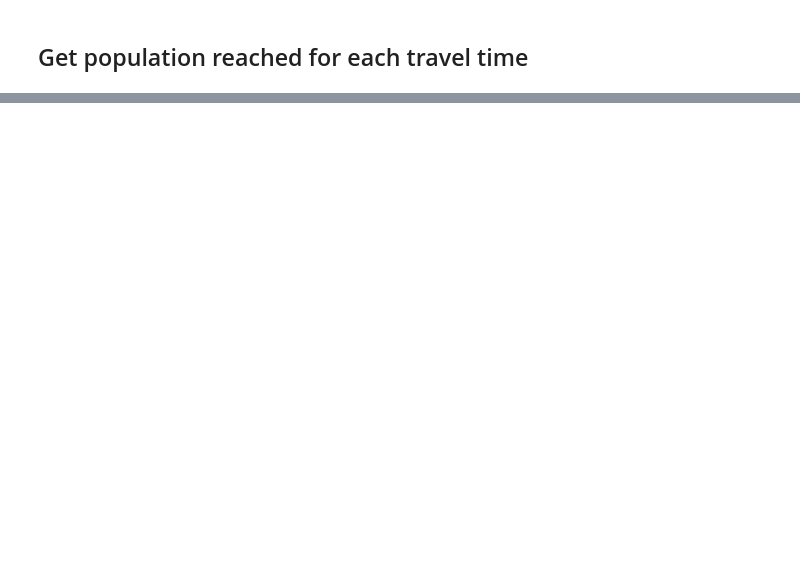
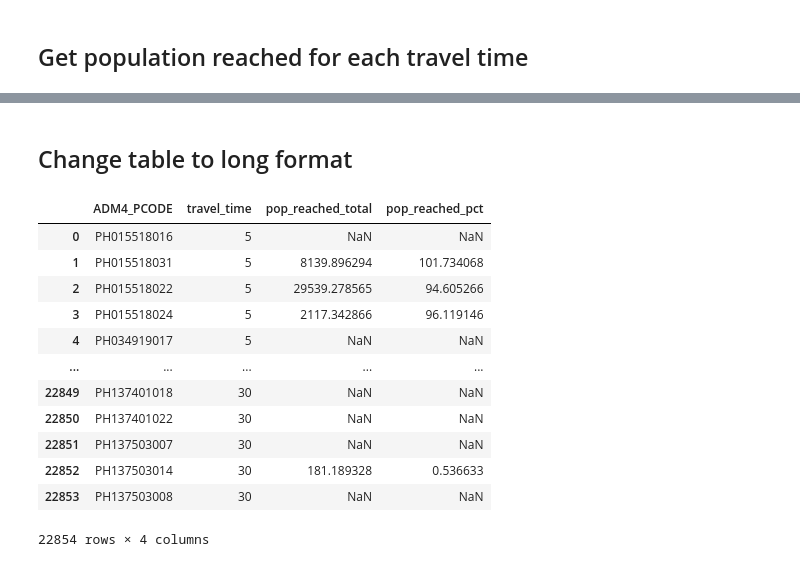
Before and after one commit to thinkingmachines/project-cchain, a Jupyter notebook: notebooks/tm/hospitals-isochrones/02-contours-to-adminlevel.ipynb, the cells around one changed output, grey strips where cells are left out. Saved outputs shown, nothing was run; the diff lists cells and outputs as text; code cells hidden in the pictures; blank space fills up the shorter version.

Commit message:
Convert table to long format

```diff
--- a/notebooks/tm/hospitals-isochrones/02-contours-to-adminlevel.ipynb
+++ b/notebooks/tm/hospitals-isochrones/02-contours-to-adminlevel.ipynb
@@ -263,0 +255,53 @@ rhu_pop_reached = compute_population_reached(rhu_grids, "rhu")
+# %% [markdown]
+## Change table to long format
+# %%
+def convert_to_long_form(pop_reached_df, facility_type):
+    # Create separate DataFrames for 'pop_reached_total' and 'pop_reached_pct'
+    df_long_total = pop_reached_df.melt(
+        id_vars=["ADM4_PCODE"],
+        value_vars=pop_reached_df.filter(like="pop_reached_total").columns,
+        var_name="travel_time",
+        value_name="pop_reached_total",
+    )
+
+    df_long_pct = pop_reached_df.melt(
+        id_vars=["ADM4_PCODE"],
+        value_vars=pop_reached_df.filter(like="pop_reached_pct").columns,
+        var_name="travel_time",
+        value_name="pop_reached_pct",
+    )
+
+    # Extract 'travel_time' values
+    df_long_total["travel_time"] = (
+        df_long_total["travel_time"].str.extract(r"_(\d+)").astype(int)
+    )
+    df_long_pct["travel_time"] = (
+        df_long_pct["travel_time"].str.extract(r"_(\d+)").astype(int)
+    )
+
+    # Merge the two DataFrames on 'pcode' and 'travel_time'
+    result_df = df_long_total.merge(df_long_pct, on=["ADM4_PCODE", "travel_time"])
+
+    result_copy = result_df.copy()
+    result_copy.to_csv(
+        OUTPUT_DIR / f"{facility_type}_brgy_population_reached.csv", index=False
+    )
+
+    return result_df
+# %%
+hospitals_long = convert_to_long_form(hospitals_pop_reached, "hospitals")
+hospitals_long
+# %% [output]
+|  | ADM4_PCODE | travel_time | pop_reached_total | pop_reached_pct |
+| 0 | PH015518016 | 5 | NaN | NaN |
+| 1 | PH015518031 | 5 | 8139.896294 | 101.734068 |
+| 2 | PH015518022 | 5 | 29539.278565 | 94.605266 |
+| 3 | PH015518024 | 5 | 2117.342866 | 96.119146 |
+| 4 | PH034919017 | 5 | NaN | NaN |
+| ... | ... | ... | ... | ... |
+| 22849 | PH137401018 | 30 | NaN | NaN |
+| 22850 | PH137401022 | 30 | NaN | NaN |
+| 22851 | PH137503007 | 30 | NaN | NaN |
+| 22852 | PH137503014 | 30 | 181.189328 | 0.536633 |
+| 22853 | PH137503008 | 30 | NaN | NaN |
+22854 rows × 4 columns
```
Also changed, not shown: parts of 13 cells of this notebook.
